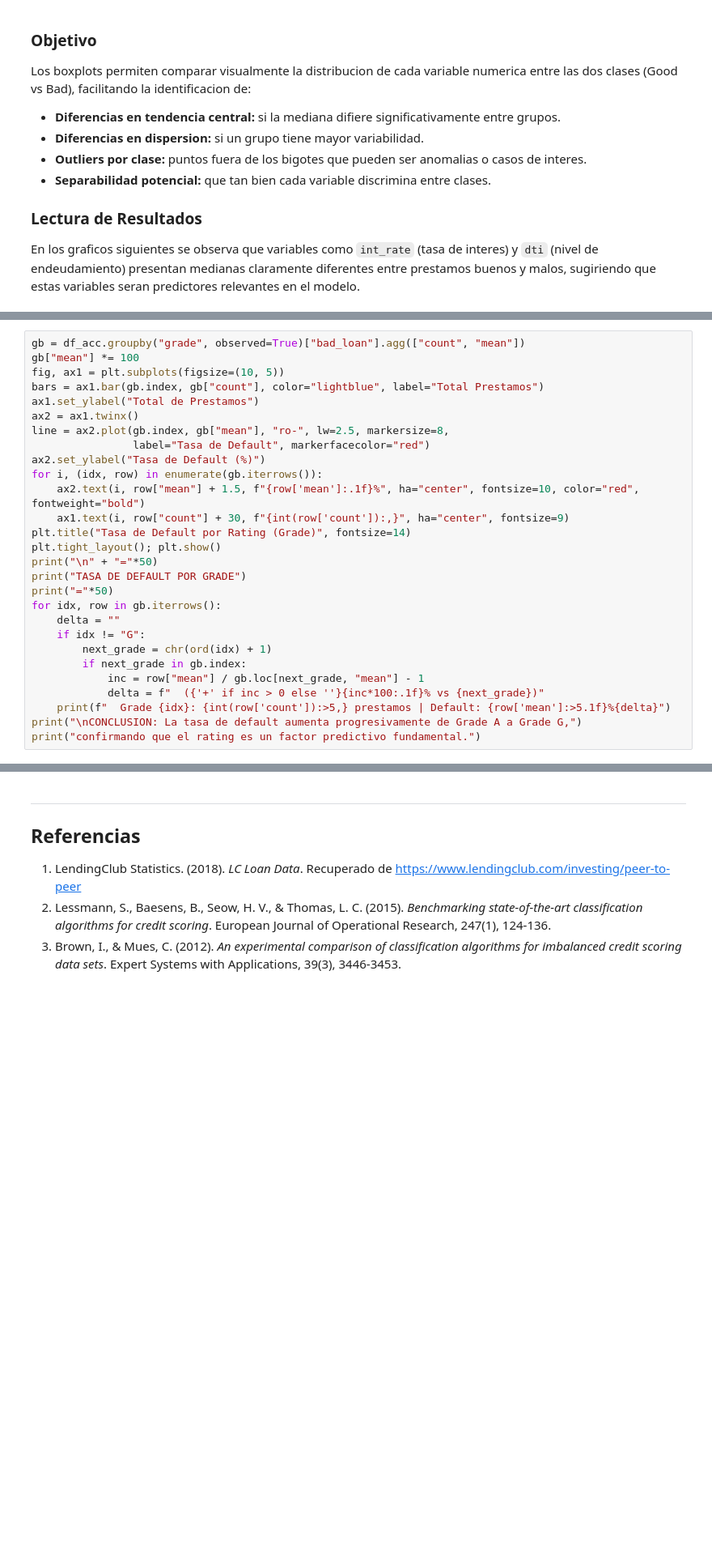
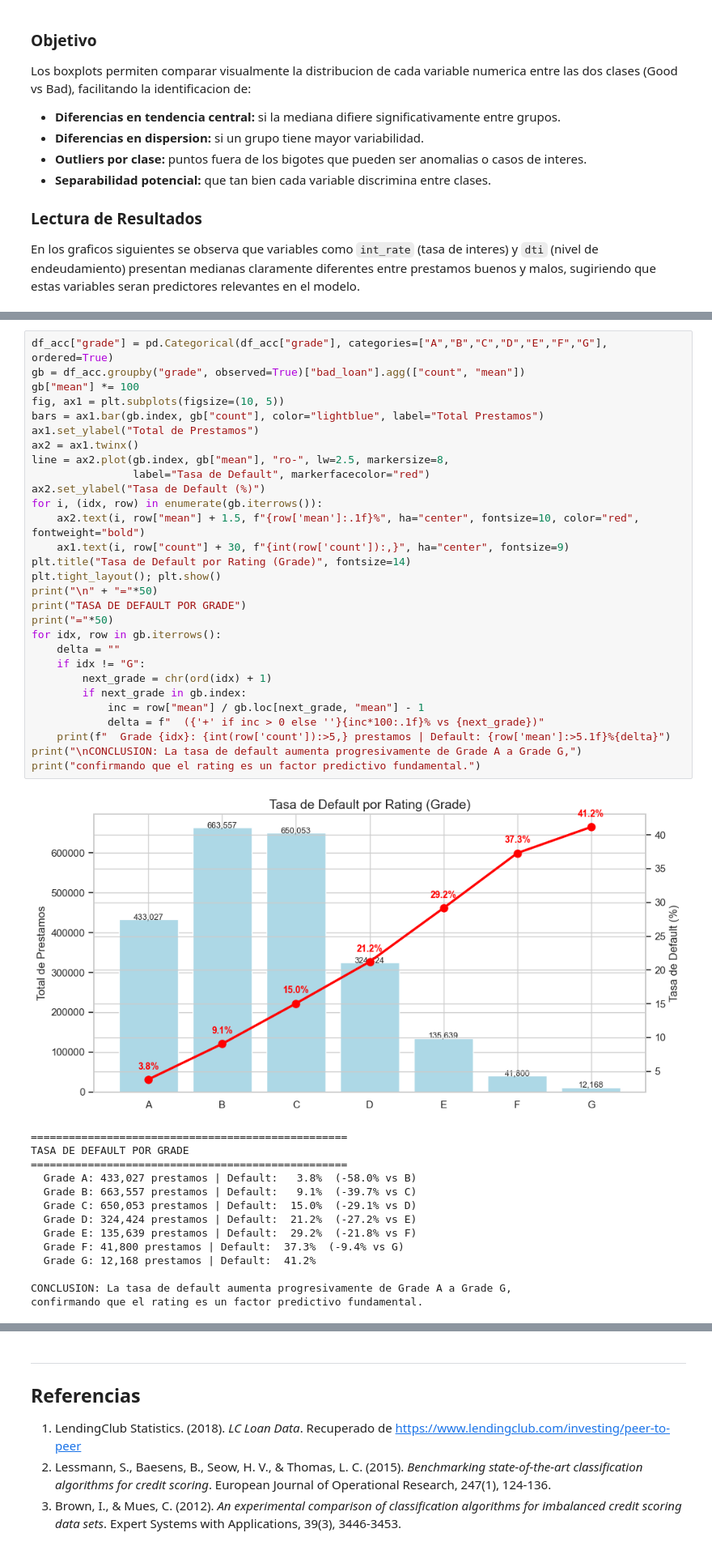
Before and after one commit to ByAncort/lendingclub-loan-analysis, a Jupyter notebook: notebooks/01_eda.ipynb, the cells around one changed output, grey strips where cells are left out. Shown at 81% size. Saved outputs shown, nothing was run; the diff lists cells and outputs as text; blank space fills up the shorter version.

```diff
--- a/notebooks/01_eda.ipynb
+++ b/notebooks/01_eda.ipynb
@@ -373,31 +745,47 @@ basandose en el historial crediticio del solicitante.
 **Hipotesis:** A medida que empeora el grade, la tasa de default deberia
 aumentar monotonicamente.
 # %%
+df_acc["grade"] = pd.Categorical(df_acc["grade"], categories=["A","B","C","D","E","F","G"], ordered=True)
 gb = df_acc.groupby("grade", observed=True)["bad_loan"].agg(["count", "mean"])
 gb["mean"] *= 100
 fig, ax1 = plt.subplots(figsize=(10, 5))
 bars = ax1.bar(gb.index, gb["count"], color="lightblue", label="Total Prestamos")
 ax1.set_ylabel("Total de Prestamos")
 ax2 = ax1.twinx()
 line = ax2.plot(gb.index, gb["mean"], "ro-", lw=2.5, markersize=8,
                 label="Tasa de Default", markerfacecolor="red")
 ax2.set_ylabel("Tasa de Default (%)")
 for i, (idx, row) in enumerate(gb.iterrows()):
     ax2.text(i, row["mean"] + 1.5, f"{row['mean']:.1f}%", ha="center", fontsize=10, color="red", fontweight="bold")
     ax1.text(i, row["count"] + 30, f"{int(row['count']):,}", ha="center", fontsize=9)
 plt.title("Tasa de Default por Rating (Grade)", fontsize=14)
 plt.tight_layout(); plt.show()
 print("\n" + "="*50)
 print("TASA DE DEFAULT POR GRADE")
 print("="*50)
 for idx, row in gb.iterrows():
     delta = ""
     if idx != "G":
         next_grade = chr(ord(idx) + 1)
         if next_grade in gb.index:
             inc = row["mean"] / gb.loc[next_grade, "mean"] - 1
             delta = f"  ({'+' if inc > 0 else ''}{inc*100:.1f}% vs {next_grade})"
     print(f"  Grade {idx}: {int(row['count']):>5,} prestamos | Default: {row['mean']:>5.1f}%{delta}")
 print("\nCONCLUSION: La tasa de default aumenta progresivamente de Grade A a Grade G,")
 print("confirmando que el rating es un factor predictivo fundamental.")
+# %% [output]
+[figure, added]
+==================================================
+TASA DE DEFAULT POR GRADE
+==================================================
+  Grade A: 433,027 prestamos | Default:   3.8%  (-58.0% vs B)
+  Grade B: 663,557 prestamos | Default:   9.1%  (-39.7% vs C)
+  Grade C: 650,053 prestamos | Default:  15.0%  (-29.1% vs D)
+  Grade D: 324,424 prestamos | Default:  21.2%  (-27.2% vs E)
+  Grade E: 135,639 prestamos | Default:  29.2%  (-21.8% vs F)
+  Grade F: 41,800 prestamos | Default:  37.3%  (-9.4% vs G)
+  Grade G: 12,168 prestamos | Default:  41.2%
+
+CONCLUSION: La tasa de default aumenta progresivamente de Grade A a Grade G,
+confirmando que el rating es un factor predictivo fundamental.
 # %% [markdown]
```
Also changed, not shown: parts of 45 cells of this notebook, 4 other files.
